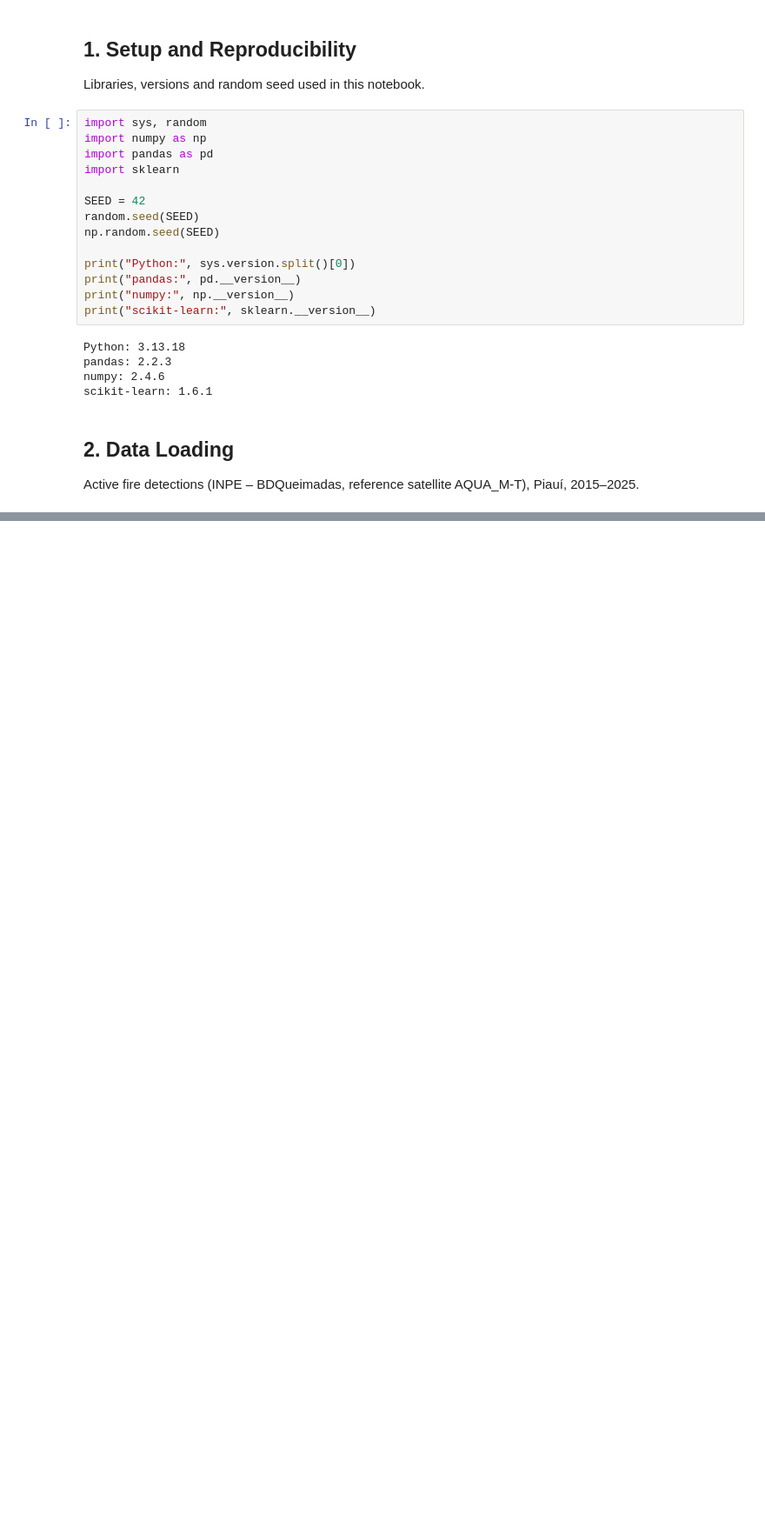
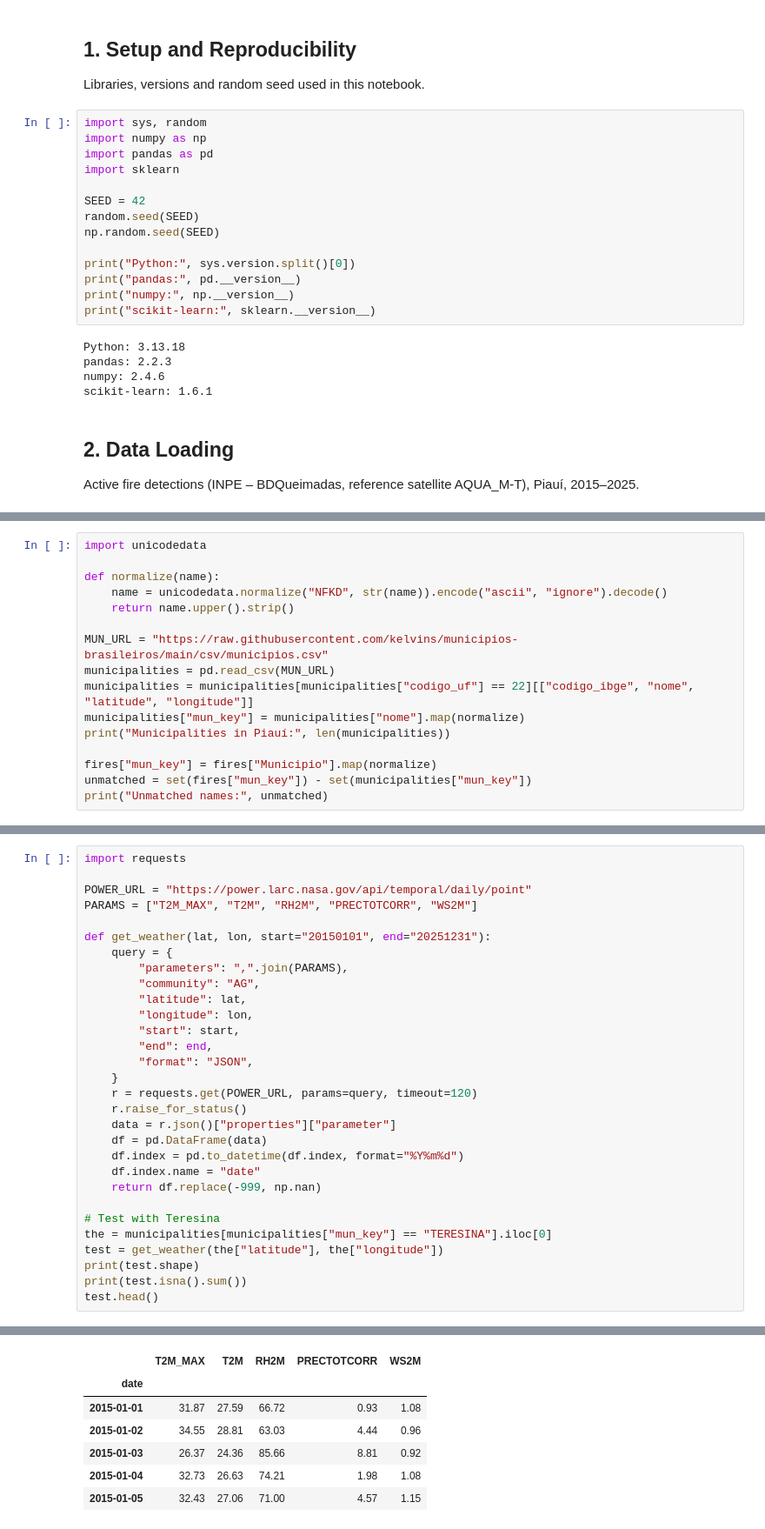
Before and after one commit to MonnikLuianne/wildfire-risk-piaui, a Jupyter notebook: wildfire_risk_piaui.ipynb, the cells around one changed output, grey strips where cells are left out. Shown at 87% size. Drawn from its saved outputs; the diff is of its cells as text; blank space fills up the shorter version.

```diff
--- a/wildfire_risk_piaui.ipynb
+++ b/wildfire_risk_piaui.ipynb
@@ -62,0 +66,16 @@ Total: (118402, 12)
+# %%
+import unicodedata
+
+def normalize(name):
+    name = unicodedata.normalize("NFKD", str(name)).encode("ascii", "ignore").decode()
+    return name.upper().strip()
+
+MUN_URL = "https://raw.githubusercontent.com/kelvins/municipios-brasileiros/main/csv/municipios.csv"
+municipalities = pd.read_csv(MUN_URL)
+municipalities = municipalities[municipalities["codigo_uf"] == 22][["codigo_ibge", "nome", "latitude", "longitude"]]
+municipalities["mun_key"] = municipalities["nome"].map(normalize)
+print("Municipalities in Piauí:", len(municipalities))
+
+fires["mun_key"] = fires["Municipio"].map(normalize)
+unmatched = set(fires["mun_key"]) - set(municipalities["mun_key"])
+print("Unmatched names:", unmatched)
@@ -62,0 +89,31 @@ Total: (118402, 12)
+# %%
+import requests
+
+POWER_URL = "https://power.larc.nasa.gov/api/temporal/daily/point"
+PARAMS = ["T2M_MAX", "T2M", "RH2M", "PRECTOTCORR", "WS2M"]
+
+def get_weather(lat, lon, start="20150101", end="20251231"):
+    query = {
+        "parameters": ",".join(PARAMS),
+        "community": "AG",
+        "latitude": lat,
+        "longitude": lon,
+        "start": start,
+        "end": end,
+        "format": "JSON",
+    }
+    r = requests.get(POWER_URL, params=query, timeout=120)
+    r.raise_for_status()
+    data = r.json()["properties"]["parameter"]
+    df = pd.DataFrame(data)
+    df.index = pd.to_datetime(df.index, format="%Y%m%d")
+    df.index.name = "date"
+    return df.replace(-999, np.nan)
+
+# Test with Teresina
+the = municipalities[municipalities["mun_key"] == "TERESINA"].iloc[0]
+test = get_weather(the["latitude"], the["longitude"])
+print(test.shape)
+print(test.isna().sum())
+test.head()
+# %% [output]
@@ -62,0 +127,7 @@ Total: (118402, 12)
+|  | T2M_MAX | T2M | RH2M | PRECTOTCORR | WS2M |
+| date |  |  |  |  |  |
+| 2015-01-01 | 31.87 | 27.59 | 66.72 | 0.93 | 1.08 |
+| 2015-01-02 | 34.55 | 28.81 | 63.03 | 4.44 | 0.96 |
+| 2015-01-03 | 26.37 | 24.36 | 85.66 | 8.81 | 0.92 |
+| 2015-01-04 | 32.73 | 26.63 | 74.21 | 1.98 | 1.08 |
+| 2015-01-05 | 32.43 | 27.06 | 71.00 | 4.57 | 1.15 |
```
Also changed, not shown: parts of 5 cells of this notebook.
